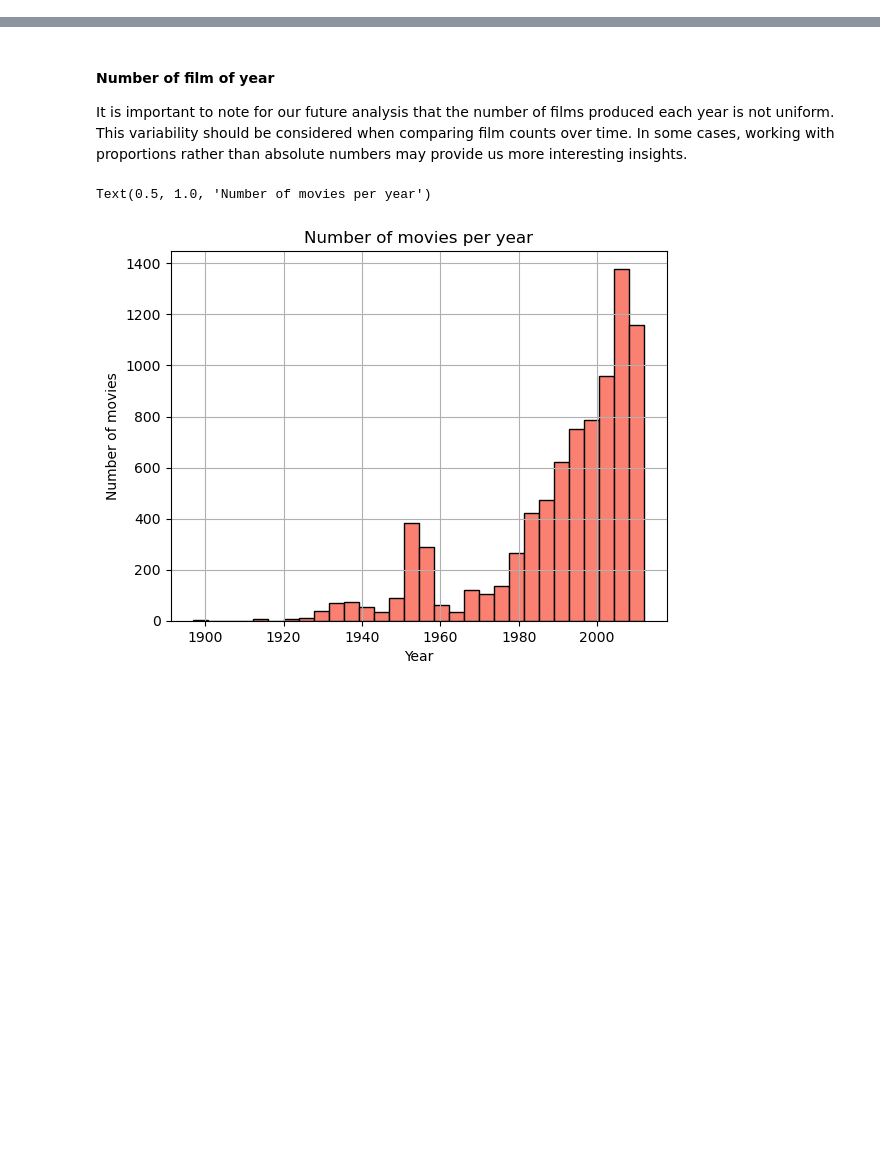
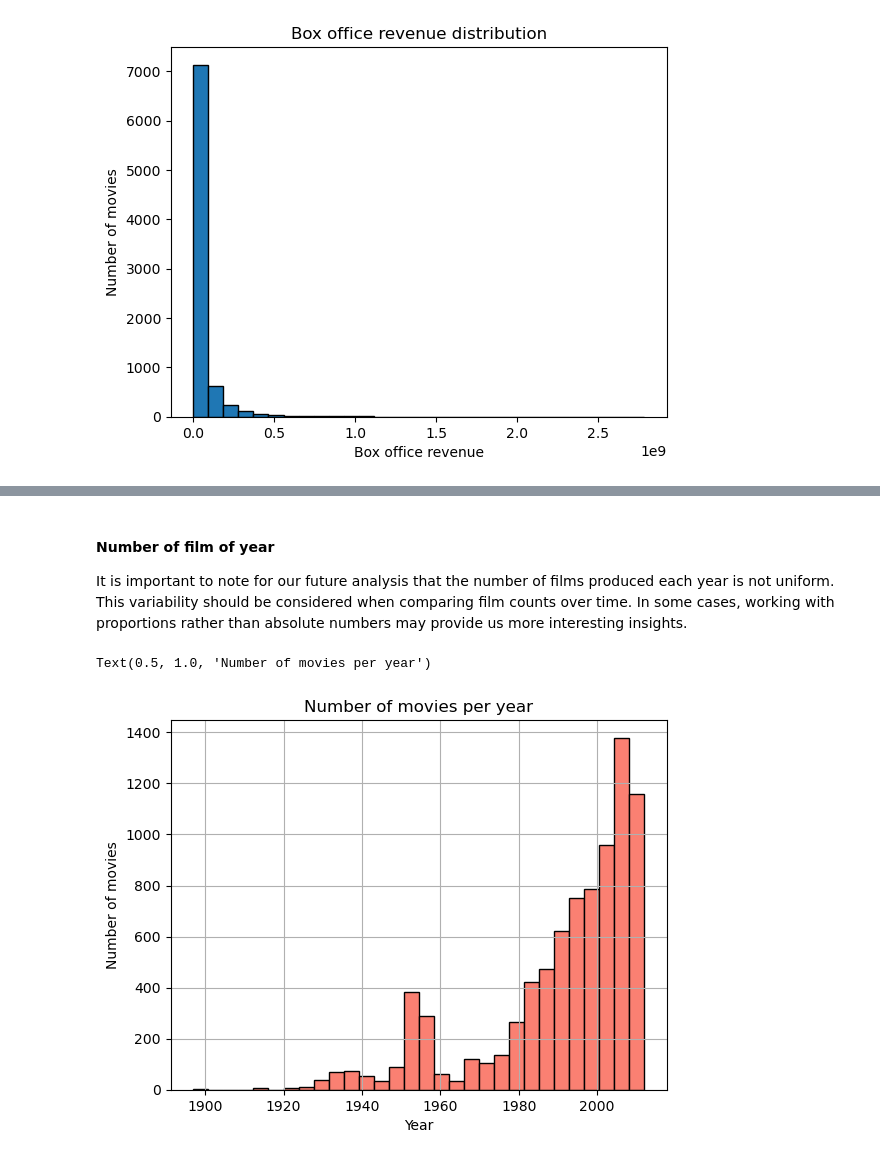
Before and after one commit to epfl-ada/ada-2024-project-nostringsadached, a Jupyter notebook: results.ipynb, the cells around one changed output, grey strips where cells are left out. Saved outputs shown, nothing was run; the diff lists cells and outputs as text; code cells hidden in the pictures; blank space fills up the shorter version.

```diff
--- a/results.ipynb
+++ b/results.ipynb
@@ -45,0 +190,10 @@ len(preprocessed_movies)
+# %%
+#Box office revenue distribution
+plt.figure()
+plt.hist(clean_movies_data['Movie box office revenue'], bins=30, edgecolor='black')
+plt.title('Box office revenue distribution')
+plt.xlabel('Box office revenue')
+plt.ylabel('Number of movies')
+plt.show()
+# %% [output]
+[figure, added]
```
Also changed, not shown: parts of 39 cells of this notebook.
